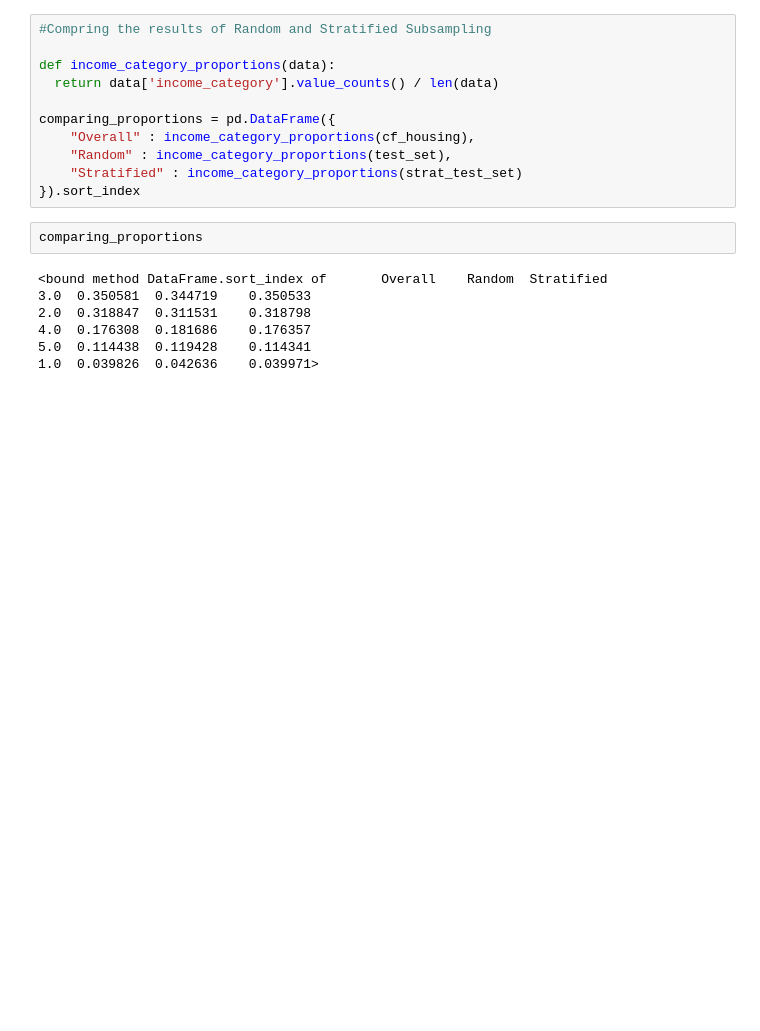
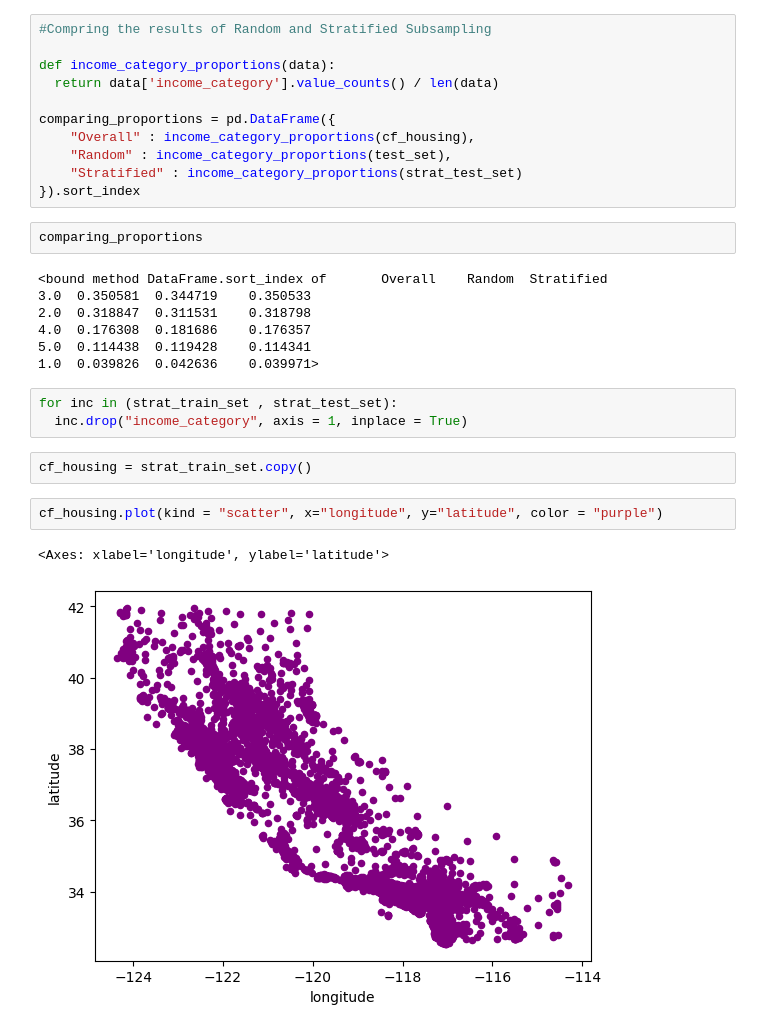
Before and after one commit to SarahPendhari/California-House-Prediction, a Jupyter notebook: California_House_Price_Prediction.ipynb, the cells around one changed output. Saved outputs shown, nothing was run; the diff lists cells and outputs as text; blank space fills up the shorter version.

```diff
--- a/California_House_Price_Prediction.ipynb
+++ b/California_House_Price_Prediction.ipynb
@@ -162,3 +162,13 @@ comparing_proportions
 4.0  0.176308  0.181686    0.176357
 5.0  0.114438  0.119428    0.114341
 1.0  0.039826  0.042636    0.039971>
+# %%
+for inc in (strat_train_set , strat_test_set):
+  inc.drop("income_category", axis = 1, inplace = True)
+# %%
+cf_housing = strat_train_set.copy()
+# %%
+cf_housing.plot(kind = "scatter", x="longitude", y="latitude", color = "purple")
+# %% [output]
+<Axes: xlabel='longitude', ylabel='latitude'>
+[figure, added]
```
Also changed, not shown: parts of 1 cell of this notebook.
